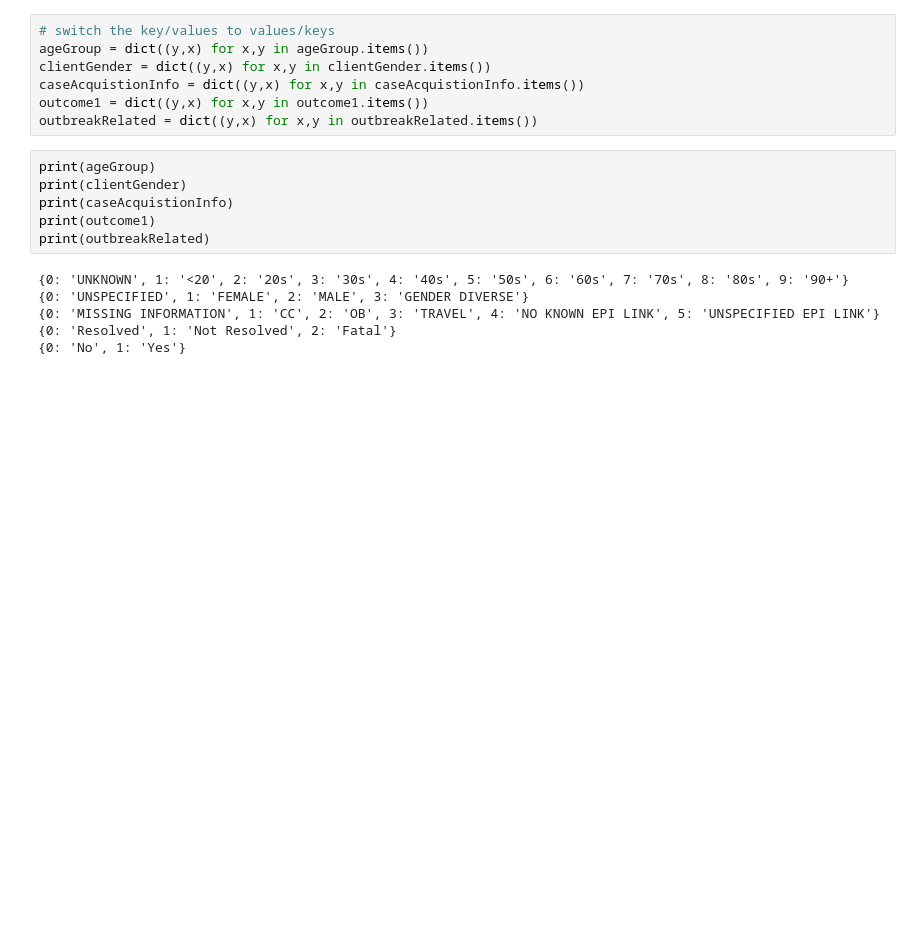
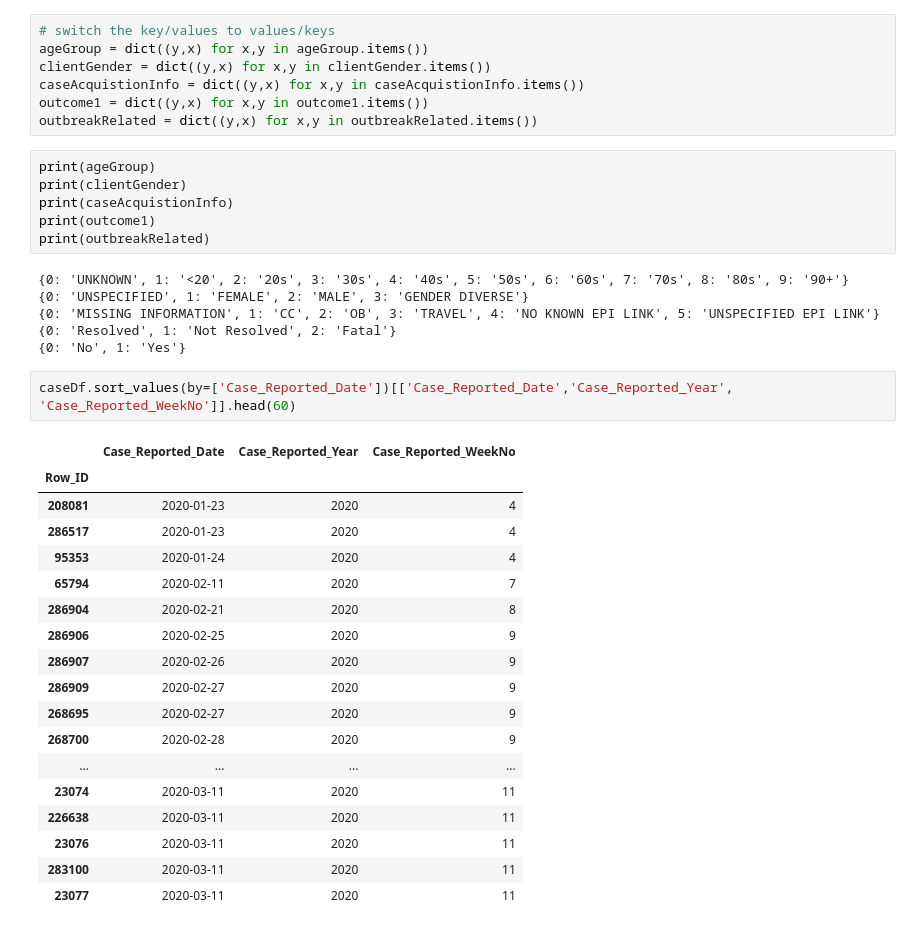
Before and after one commit to rkaunismaa/Covid19, a Jupyter notebook: Reports.ipynb, the cells around one changed output. Cells and saved outputs as stored; diff of their text form; blank space fills up the shorter version.

```diff
--- a/Reports.ipynb
+++ b/Reports.ipynb
@@ -153,3 +154,24 @@ print(outbreakRelated)
 {0: 'MISSING INFORMATION', 1: 'CC', 2: 'OB', 3: 'TRAVEL', 4: 'NO KNOWN EPI LINK', 5: 'UNSPECIFIED EPI LINK'}
 {0: 'Resolved', 1: 'Not Resolved', 2: 'Fatal'}
 {0: 'No', 1: 'Yes'}
+# %%
+caseDf.sort_values(by=['Case_Reported_Date'])[['Case_Reported_Date','Case_Reported_Year', 'Case_Reported_WeekNo']].head(60)
+# %% [output]
+|  | Case_Reported_Date | Case_Reported_Year | Case_Reported_WeekNo |
+| Row_ID |  |  |  |
+| 208081 | 2020-01-23 | 2020 | 4 |
+| 286517 | 2020-01-23 | 2020 | 4 |
+| 95353 | 2020-01-24 | 2020 | 4 |
+| 65794 | 2020-02-11 | 2020 | 7 |
+| 286904 | 2020-02-21 | 2020 | 8 |
+| 286906 | 2020-02-25 | 2020 | 9 |
+| 286907 | 2020-02-26 | 2020 | 9 |
+| 286909 | 2020-02-27 | 2020 | 9 |
+| 268695 | 2020-02-27 | 2020 | 9 |
+| 268700 | 2020-02-28 | 2020 | 9 |
+| ... | ... | ... | ... |
+| 23074 | 2020-03-11 | 2020 | 11 |
+| 226638 | 2020-03-11 | 2020 | 11 |
+| 23076 | 2020-03-11 | 2020 | 11 |
+| 283100 | 2020-03-11 | 2020 | 11 |
+| 23077 | 2020-03-11 | 2020 | 11 |
```
Also changed, not shown: parts of 7 cells of this notebook, 1 other file.
